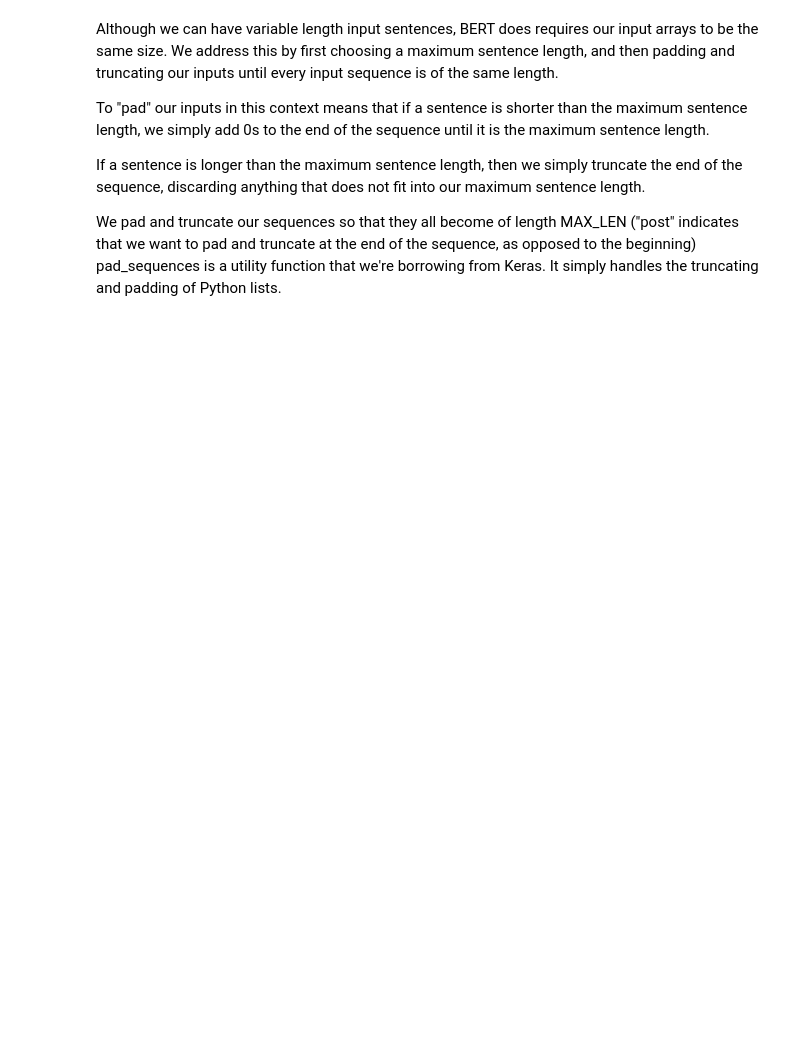
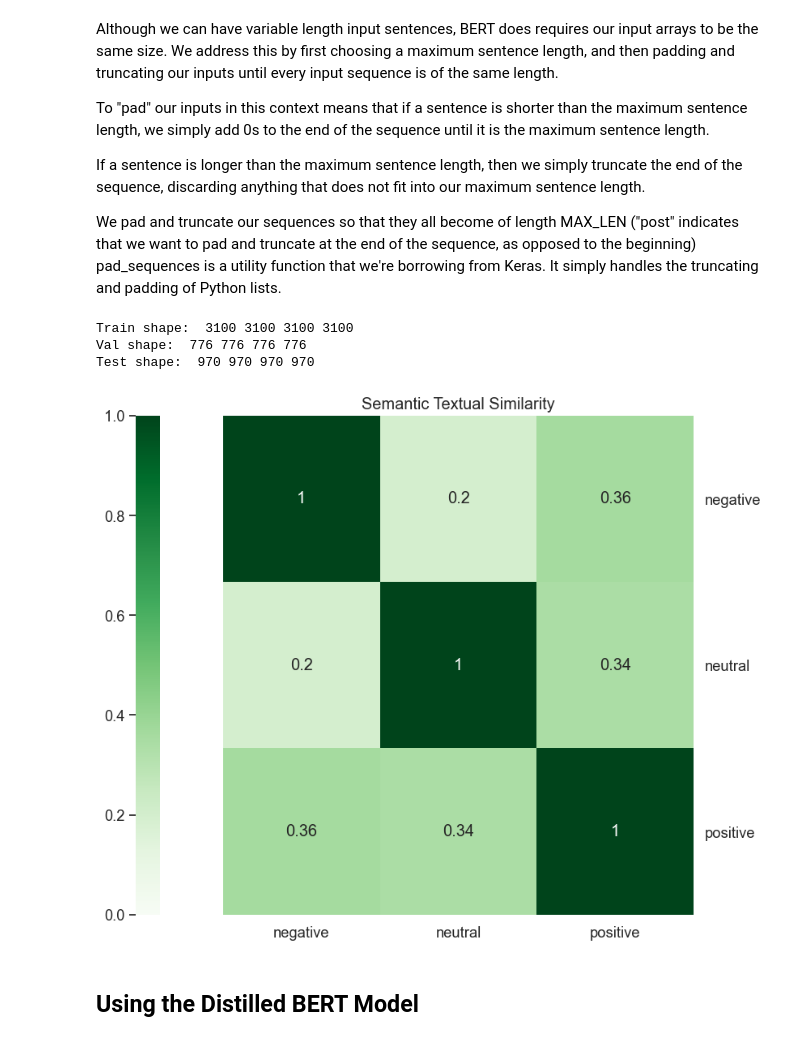
Before and after one commit to meowster99/news-sentiment-analysis, a Jupyter notebook: BERT.ipynb, the cells around one changed output. Drawn from its saved outputs; the diff is of its cells as text; code cells hidden in the pictures; blank space fills up the shorter version.

```diff
--- a/BERT.ipynb
+++ b/BERT.ipynb
@@ -88,6 +72,8 @@ fnews_Xtrain.head()
 | 2 | ['company', 'expects', 'net', 'sa... |
 | 3 | ['bridge', 'km', 'long', 'located... |
 | 4 | ['nokia', 'capcom', 'announced', ... |
+# %%
+MAX_LEN = max([len(x) for x in fnews_Xtrain["News"]])
 # %%
 fnews_Xtrain['News'] = fnews_Xtrain['News'].apply(eval)
 fnews_Xtest['News'] = fnews_Xtest['News'].apply(eval)
@@ -134,0 +149,49 @@ def create_attention_masks(df):
+# %%
+# mapping the classes to a numeric representation
+train_labels = fnews_ytrain['Class'].map({'neutral':1, 'positive': 2, 'negative': 0}).values
+test_labels = fnews_ytest['Class'].map({'neutral':1, 'positive': 2, 'negative': 0}).values
+# %%
+train_input_ids, train_tokens, train_attention_masks = create_attention_masks(fnews_Xtrain['News'])
+test_input_ids, test_tokens, test_attention_masks = create_attention_masks(fnews_Xtest['News'])
+ttrain_input_ids, val_input_ids, ttrain_tokens, val_tokens, ttrain_attention_masks, val_attention_masks, ttrain_labels, val_labels  = train_test_split(train_input_ids, train_tokens, train_attention_masks, train_labels, test_size=0.2)
+print('Train shape: ', len(ttrain_input_ids), len(ttrain_tokens), len(ttrain_attention_masks), len(ttrain_labels))
+print('Val shape: ', len(val_input_ids), len(val_tokens), len(val_attention_masks), len(val_labels))
+print('Test shape: ', len(test_input_ids), len(test_tokens), len(test_attention_masks), len(test_labels))
+# %% [output]
+Train shape:  3100 3100 3100 3100
+Val shape:  776 776 776 776
+Test shape:  970 970 970 970
+# %%
+# looking at the textual similarity
+from sklearn.metrics.pairwise import cosine_similarity
+import random
+
+def plot_similarity(features, labels):
+  """
+  Plot a similarity matrix of the embeddings.
+  Reference code taken from: https://towardsdatascience.com/multi-label-text-classification-using-bert-and-tensorflow-d2e88d8f488d
+  """
+  plt.figure(figsize=(10,8))
+  sns.set(font_scale=1.2)
+  cbar_kws=dict(use_gridspec=False, location="left")
+  g = sns.heatmap(
+      cosine_similarity(features), xticklabels=labels, yticklabels=labels,
+      vmin=0, vmax=1, annot=True, cmap="Greens",
+      cbar_kws=cbar_kws)
+  g.tick_params(labelright=True, labelleft=False)
+  g.set_yticklabels(labels, rotation=0)
+  g.set_title("Semantic Textual Similarity")
+
+sentiments = ["negative", "neutral", "positive"]
+
+# comparing a random sample from each
+neg_samples = np.array(ttrain_input_ids)[ttrain_labels==0]
+neu_samples = np.array(ttrain_input_ids)[ttrain_labels==1]
+pos_samples = np.array(ttrain_input_ids)[ttrain_labels==2]
+plot_similarity([
+  neg_samples[random.randint(0, len(neg_samples)-1)],
+  neu_samples[random.randint(0, len(neu_samples)-1)],
+  pos_samples[random.randint(0, len(pos_samples)-1)]
+  ], sentiments)
+# %% [output]
+[figure, added]
@@ -134,0 +232,2 @@ def create_attention_masks(df):
+# %% [markdown]
+## Using the Distilled BERT Model
```
Also changed, not shown: parts of 35 cells of this notebook, 6 other files.
